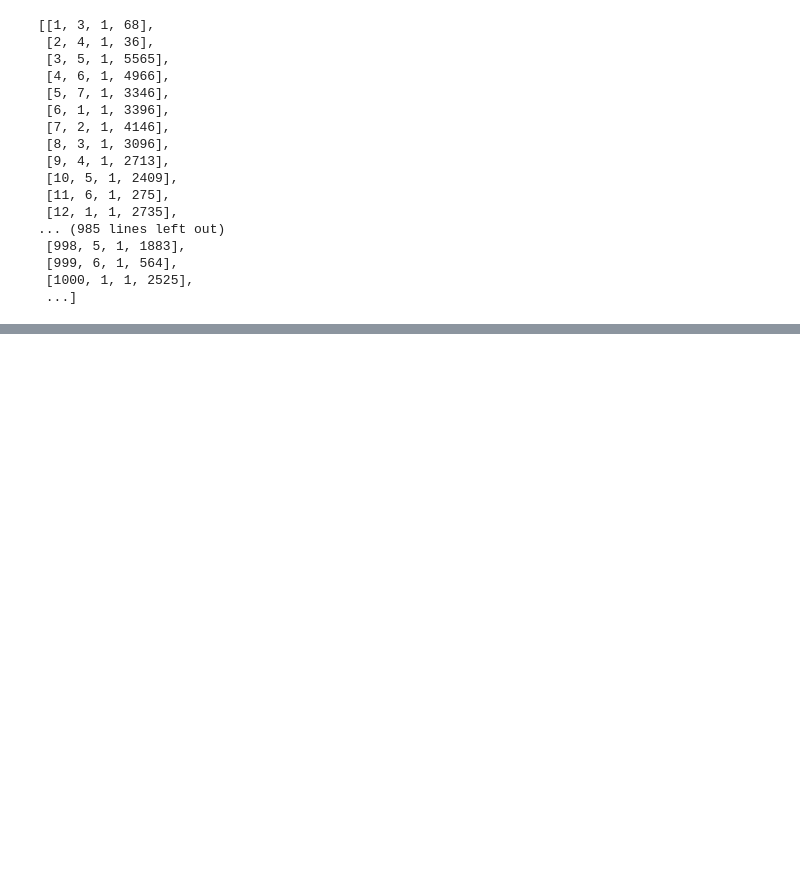
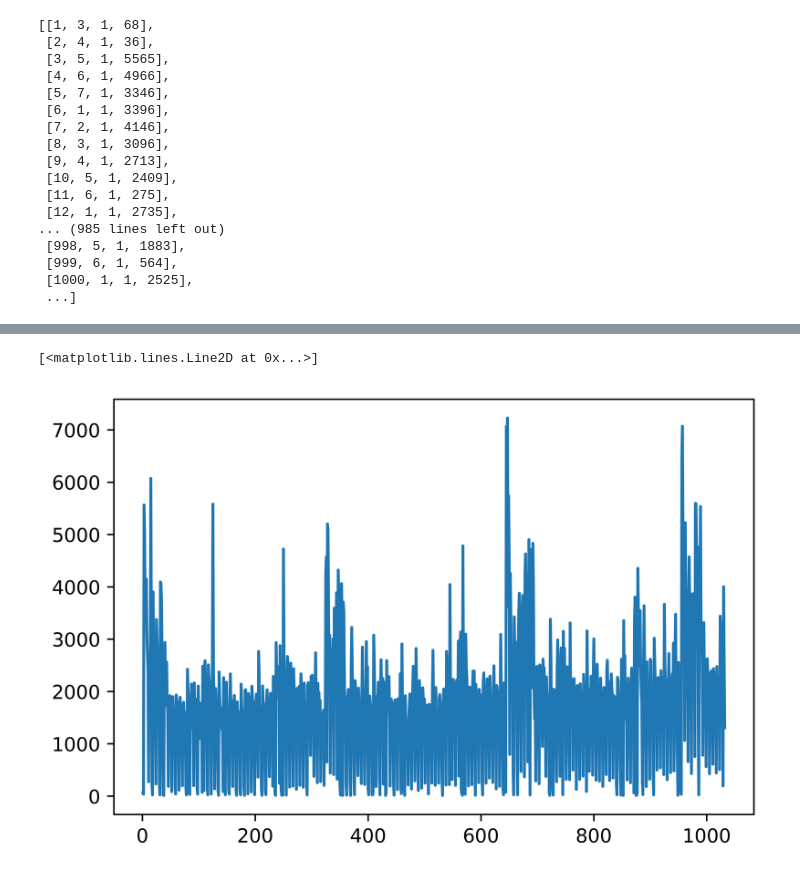
Before and after one commit to Gerhard-Zhang/tianchi-yancheng-shangpaishu, a Jupyter notebook: process_data.ipynb, the cells around one changed output, grey strips where cells are left out. Saved outputs shown, nothing was run; the diff lists cells and outputs as text; code cells hidden in the pictures; blank space fills up the shorter version.

```diff
--- a/process_data.ipynb
+++ b/process_data.ipynb
@@ -67,6 +67,8 @@ pro_train
  [1000, 1, 1, 2525],
  ...]
 # %%
+#简单处理数据-1   算总量
+
 import numpy as np
 import pandas as pd
 
@@ -85,5 +87,10 @@ for i in range(1,train.shape[0]):
 
 pro_train = np.array(pro_train)
 
+print(pro_train)
+
+# 去掉类别那一行
+pro_train = np.delete(pro_train,2,axis=1)
+
 pro_train
 # %% [output]
@@ -99,0 +114,12 @@ array([   1,    2,    3, ..., 1030, 1031, 1032])
+# %%
+# 画图看看数据变动
+
+import matplotlib.pyplot as plt
+%matplotlib inline
+x = pro_train[:,0]
+y = pro_train[:,2]
+plt.figure(dpi=1000)
+plt.plot(x,y)
+# %% [output]
+[<matplotlib.lines.Line2D at 0x...>]
+[figure, added]
```
Also changed, not shown: parts of 3 cells of this notebook.
